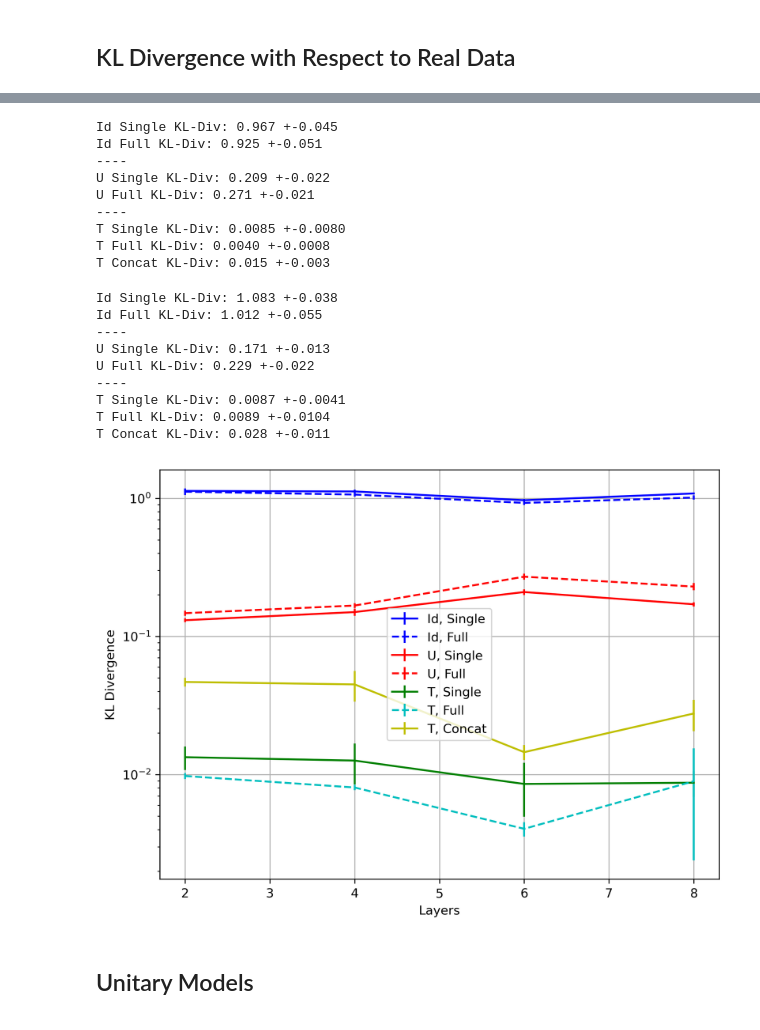
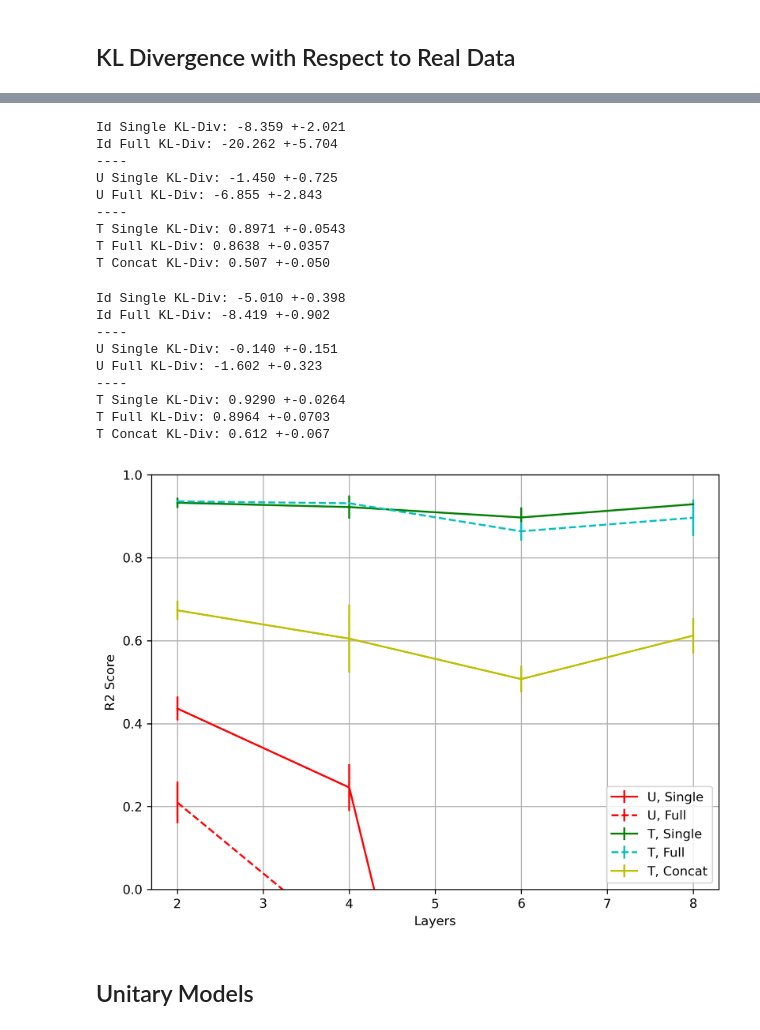
Before and after one commit to KristianWold/experimental-quantum-spectrum, a Jupyter notebook: notebooks/nisq_spectrum/concatenation/Concatenation, R2 Score, Analysis.ipynb, the cells around one changed output, grey strips where cells are left out. Cells and saved outputs as stored; diff of their text form; code cells hidden in the pictures.

```diff
--- a/notebooks/nisq_spectrum/concatenation/Concatenation, R2 Score, Analysis.ipynb
+++ b/notebooks/nisq_spectrum/concatenation/Concatenation, R2 Score, Analysis.ipynb
@@ -33,16 +33,17 @@ np.set_printoptions(precision=4)
 import os
 os.environ["CUDA_VISIBLE_DEVICES"] = "-1"
 # %%
+path = "../../../data/"
+
 def evaluate_channel(channel, inputs, targets):
     d = channel.d
-    N = inputs[0].shape[0]
-    r2 = ProbabilityR2()
-    loss = r2(channel, inputs, targets)/N
+    r2 = ProbabilityRValue()
+    loss = r2(channel, inputs, targets)
     return np.real(loss)
 
 
 def calculate_channel_fittness(model_name, data_name, num_layers = None):
-    model_list = loader("../../../data/" + model_name)
+    model_list = loader(path + model_name)
     reps = len(model_list)//3
 
     d = model_list[0].channel.d
@@ -89,9 +90,9 @@ def calculate_channel_fittness(model_name, data_name, num_layers = None):
         belem_concatenate.setup_circuits(circuit_target_list, N_map = 2000-6**n)
 
     for i in range(reps):
-        inputs1, targets1, _, _ = loader(data_path(data_name + f"{i}0"))
-        inputs2, targets2, _, _ = loader(data_path(data_name + f"{i}1"))
-        inputs3, targets3, _, _ = loader(data_path(data_name + f"{i}2"))
+        inputs1, targets1, _, _ = loader(path + data_name + f"{i}0")
+        inputs2, targets2, _, _ = loader(path + data_name + f"{i}1")
+        inputs3, targets3, _, _ = loader(path + data_name + f"{i}2")
 
 
         model1 = model_list[3*i]
@@ -237,15 +238,15 @@ print(f"T Single KL-Div: {T_single_fid_mean:.4f} +-{T_single_fid_std:.4f}")
 print(f"T Full KL-Div: {T_full_fid_mean:.4f} +-{T_full_fid_std:.4f}")
 print(f"T Concat KL-Div: {T_concat_fid_mean:.3f} +-{T_concat_fid_std:.3f}")
 # %% [output]
-Id Single KL-Div: 0.967 +-0.045
-Id Full KL-Div: 0.925 +-0.051
+Id Single KL-Div: -8.359 +-2.021
+Id Full KL-Div: -20.262 +-5.704
 ----
-U Single KL-Div: 0.209 +-0.022
-U Full KL-Div: 0.271 +-0.021
+U Single KL-Div: -1.450 +-0.725
+U Full KL-Div: -6.855 +-2.843
 ----
-T Single KL-Div: 0.0085 +-0.0080
-T Full KL-Div: 0.0040 +-0.0008
-T Concat KL-Div: 0.015 +-0.003
+T Single KL-Div: 0.8971 +-0.0543
+T Full KL-Div: 0.8638 +-0.0357
+T Concat KL-Div: 0.507 +-0.050
 # %%
 mean_list4, std_list4 = calculate_channel_fittness(model_name="belem_concatenate_8layer_fitted.model",
                                                    data_name= "belem_concatenate_8layer",
@@ -264,15 +265,15 @@ print(f"T Single KL-Div: {T_single_fid_mean:.4f} +-{T_single_fid_std:.4f}")
 print(f"T Full KL-Div: {T_full_fid_mean:.4f} +-{T_full_fid_std:.4f}")
 print(f"T Concat KL-Div: {T_concat_fid_mean:.3f} +-{T_concat_fid_std:.3f}")
 # %% [output]
-Id Single KL-Div: 1.083 +-0.038
-Id Full KL-Div: 1.012 +-0.055
+Id Single KL-Div: -5.010 +-0.398
+Id Full KL-Div: -8.419 +-0.902
 ----
-U Single KL-Div: 0.171 +-0.013
-U Full KL-Div: 0.229 +-0.022
+U Single KL-Div: -0.140 +-0.151
+U Full KL-Div: -1.602 +-0.323
 ----
-T Single KL-Div: 0.0087 +-0.0041
-T Full KL-Div: 0.0089 +-0.0104
-T Concat KL-Div: 0.028 +-0.011
+T Single KL-Div: 0.9290 +-0.0264
+T Full KL-Div: 0.8964 +-0.0703
+T Concat KL-Div: 0.612 +-0.067
 # %%
 mean_list = np.array([mean_list1, mean_list2, mean_list3, mean_list4])
 std_list = np.array([std_list1, std_list2, std_list3, std_list4])
@@ -282,24 +283,24 @@ np.savetxt(data_path("concatenation_highRankModel_stdKLDiv.txt"), std_list, fmt=
 # %%
 x = [2, 4, 6, 8]
 fig = plt.figure(figsize=(8,6), dpi = 300, facecolor='w', edgecolor='k')
 
-plt.errorbar(x, mean_list[:,0], yerr = 2*std_list[:,0]/np.sqrt(20), fmt = "b-")
-plt.errorbar(x, mean_list[:,1], yerr = 2*std_list[:,1]/np.sqrt(10), fmt = "b--")
+#plt.errorbar(x, mean_list[:,0], yerr = 2*std_list[:,0]/np.sqrt(20), fmt = "b-")
+#plt.errorbar(x, mean_list[:,1], yerr = 2*std_list[:,1]/np.sqrt(10), fmt = "b--")
 plt.errorbar(x, mean_list[:,2], yerr = 2*std_list[:,2]/np.sqrt(20), fmt = "r-")
 plt.errorbar(x, mean_list[:,3], yerr = 2*std_list[:,3]/np.sqrt(10), fmt = "r--")
 plt.errorbar(x, mean_list[:,4], yerr = 2*std_list[:,4]/np.sqrt(20), fmt = "g-")
 plt.errorbar(x, mean_list[:,5], yerr = 2*std_list[:,5]/np.sqrt(10), fmt = "c--")
 plt.errorbar(x, mean_list[:,6], yerr = 2*std_list[:,6]/np.sqrt(10), fmt = "y")
-plt.legend(["Id, Single", "Id, Full", "U, Single", "U, Full", "T, Single", "T, Full", "T, Concat"])
-plt.yscale("log")
+plt.legend(["U, Single", "U, Full", "T, Single", "T, Full", "T, Concat"])
+#plt.yscale("log")
 plt.xlabel("Layers")
-#plt.ylim([1e-6, 1e-3])
-plt.ylabel("KL Divergence")
+plt.ylim([0, 1])
+plt.ylabel("R2 Score")
 plt.grid()
-plt.savefig(image_path("concatenation_highRankModel.pdf"))
+plt.savefig("figures/"+ "concatenation_highRankModel.pdf")
 plt.show()
 # %% [output]
-[figure, old version]
+[figure, new version]
 # %% [markdown]
 ## Unitary Models
 # %%
```
Also changed, not shown: parts of 3 cells of this notebook, 15 other files.
